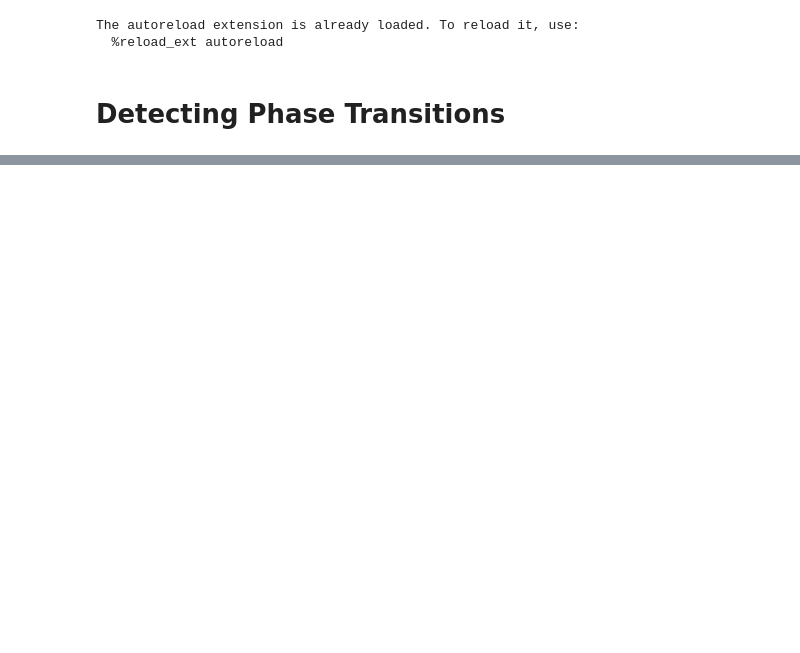
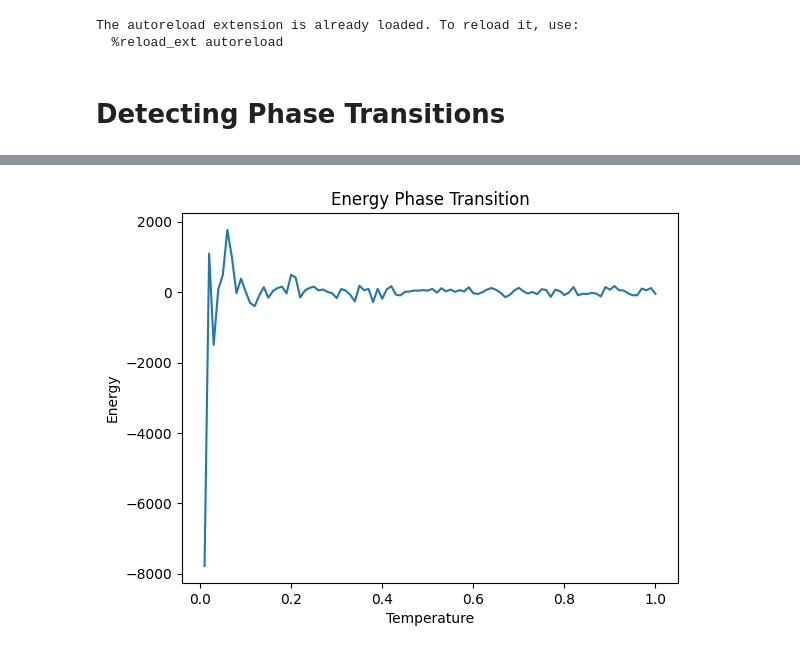
Before and after one commit to jshe2304/ttic31180, a Jupyter notebook: project/phase.ipynb, the cells around one changed output, grey strips where cells are left out. Cells and saved outputs as stored; diff of their text form; code cells hidden in the pictures; blank space fills up the shorter version.

```diff
--- a/project/phase.ipynb
+++ b/project/phase.ipynb
@@ -50,0 +54,8 @@ plt.y_label('Energy')
+# %%
+plt.plot(temperatures[:100], energies[:100])
+plt.xlabel('Temperature')
+plt.ylabel('Energy')
+plt.title('Energy Phase Transition')
+plt.savefig('graphics/mcmc_phase.png')
+# %% [output]
+[figure, added]
```
Also changed, not shown: parts of 2 cells of this notebook, 21 other files.
